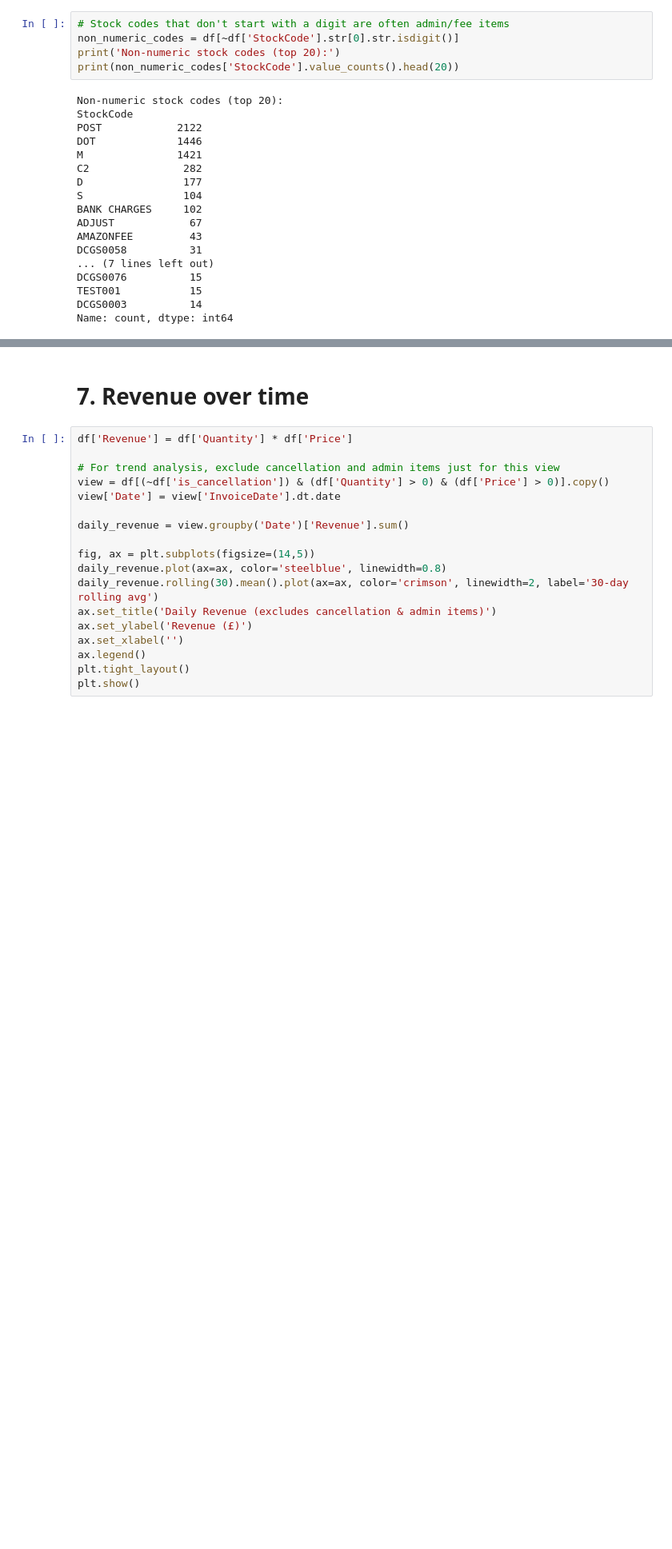
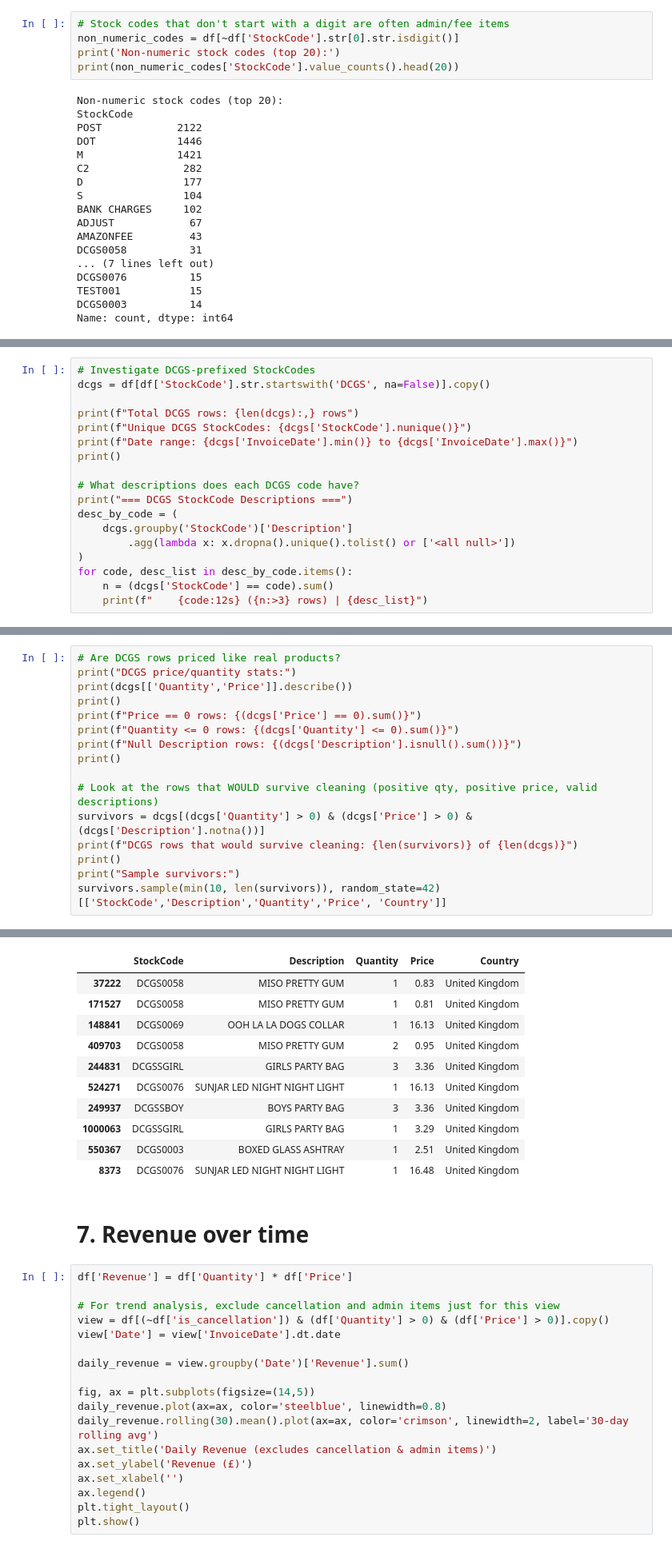
Before and after one commit to JomarHAN/ML-UCI-Online-Retail-II, a Jupyter notebook: notebooks/01_EDA.ipynb, the cells around one changed output, grey strips where cells are left out. Shown at 80% size. Saved outputs shown, nothing was run; the diff lists cells and outputs as text; blank space fills up the shorter version.

Commit message:
deep analyze DCGS items

```diff
--- a/notebooks/01_EDA.ipynb
+++ b/notebooks/01_EDA.ipynb
@@ -228,0 +246,18 @@ Length: 2, dtype: str
+# %%
+# Investigate DCGS-prefixed StockCodes
+dcgs = df[df['StockCode'].str.startswith('DCGS', na=False)].copy()
+
+print(f"Total DCGS rows: {len(dcgs):,} rows")
+print(f"Unique DCGS StockCodes: {dcgs['StockCode'].nunique()}")
+print(f"Date range: {dcgs['InvoiceDate'].min()} to {dcgs['InvoiceDate'].max()}")
+print()
+
+# What descriptions does each DCGS code have?
+print("=== DCGS StockCode Descriptions ===")
+desc_by_code = (
+    dcgs.groupby('StockCode')['Description']
+        .agg(lambda x: x.dropna().unique().tolist() or ['<all null>'])
+)
+for code, desc_list in desc_by_code.items():
+    n = (dcgs['StockCode'] == code).sum()
+    print(f"    {code:12s} ({n:>3} rows) | {desc_list}")
@@ -228,0 +282,17 @@ Length: 2, dtype: str
+# %%
+# Are DCGS rows priced like real products?
+print("DCGS price/quantity stats:")
+print(dcgs[['Quantity','Price']].describe())
+print()
+print(f"Price == 0 rows: {(dcgs['Price'] == 0).sum()}")
+print(f"Quantity <= 0 rows: {(dcgs['Quantity'] <= 0).sum()}")
+print(f"Null Description rows: {(dcgs['Description'].isnull().sum())}")
+print()
+
+# Look at the rows that WOULD survive cleaning (positive qty, positive price, valid descriptions)
+survivors = dcgs[(dcgs['Quantity'] > 0) & (dcgs['Price'] > 0) & (dcgs['Description'].notna())]
+print(f"DCGS rows that would survive cleaning: {len(survivors)} of {len(dcgs)}")
+print()
+print("Sample survivors:")
+survivors.sample(min(10, len(survivors)), random_state=42)[['StockCode','Description','Quantity','Price', 'Country']]
+# %% [output]
@@ -229,3 +317,14 @@ Length: 2, dtype: str
+|  | StockCode | Description | Quantity | Price | Country |
+| 37222 | DCGS0058 | MISO PRETTY GUM | 1 | 0.83 | United Kingdom |
+| 171527 | DCGS0058 | MISO PRETTY GUM | 1 | 0.81 | United Kingdom |
+| 148841 | DCGS0069 | OOH LA LA DOGS COLLAR | 1 | 16.13 | United Kingdom |
+| 409703 | DCGS0058 | MISO PRETTY GUM | 2 | 0.95 | United Kingdom |
+| 244831 | DCGSSGIRL | GIRLS PARTY BAG | 3 | 3.36 | United Kingdom |
+| 524271 | DCGS0076 | SUNJAR LED NIGHT NIGHT LIGHT | 1 | 16.13 | United Kingdom |
+| 249937 | DCGSSBOY | BOYS PARTY BAG | 3 | 3.36 | United Kingdom |
+| 1000063 | DCGSSGIRL | GIRLS PARTY BAG | 1 | 3.29 | United Kingdom |
+| 550367 | DCGS0003 | BOXED GLASS ASHTRAY | 1 | 2.51 | United Kingdom |
+| 8373 | DCGS0076 | SUNJAR LED NIGHT NIGHT LIGHT | 1 | 16.48 | United Kingdom |
 # %% [markdown]
 # **7. Revenue over time**
 # %%
```
Also changed, not shown: parts of 4 cells of this notebook.
